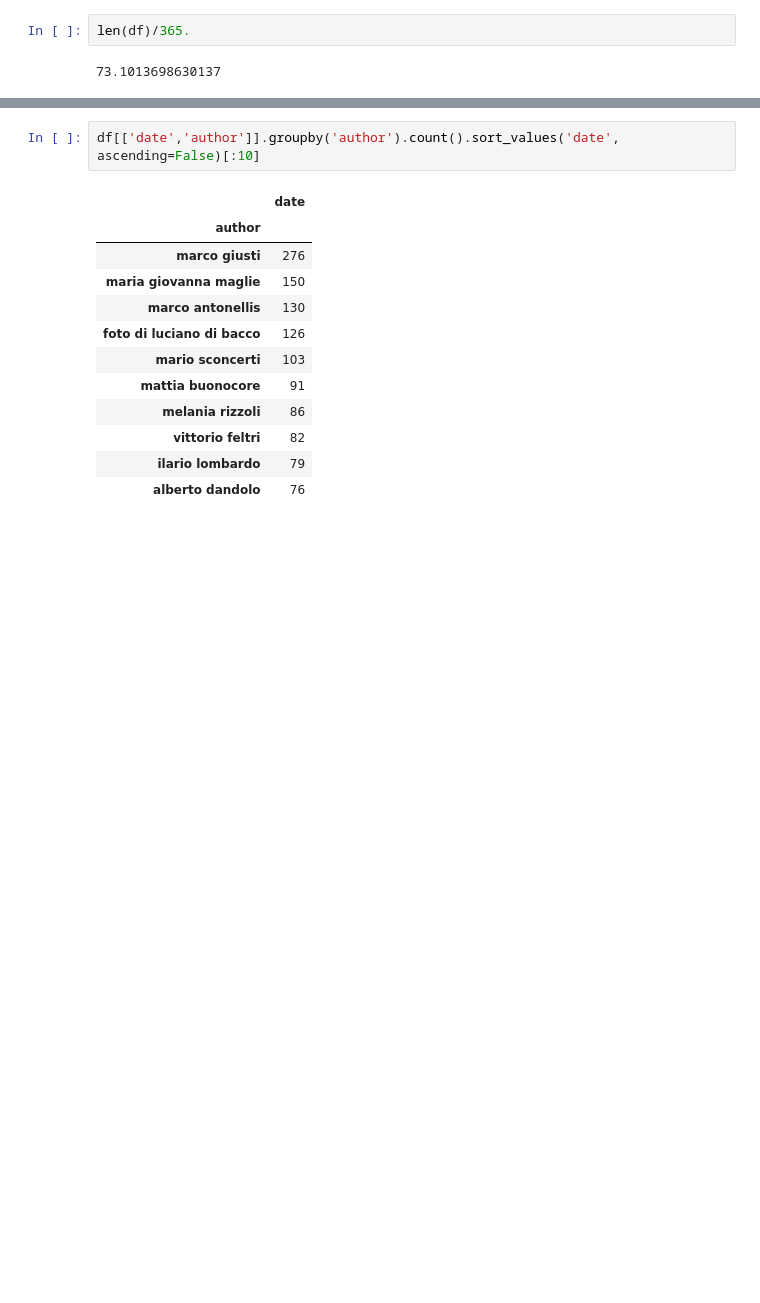
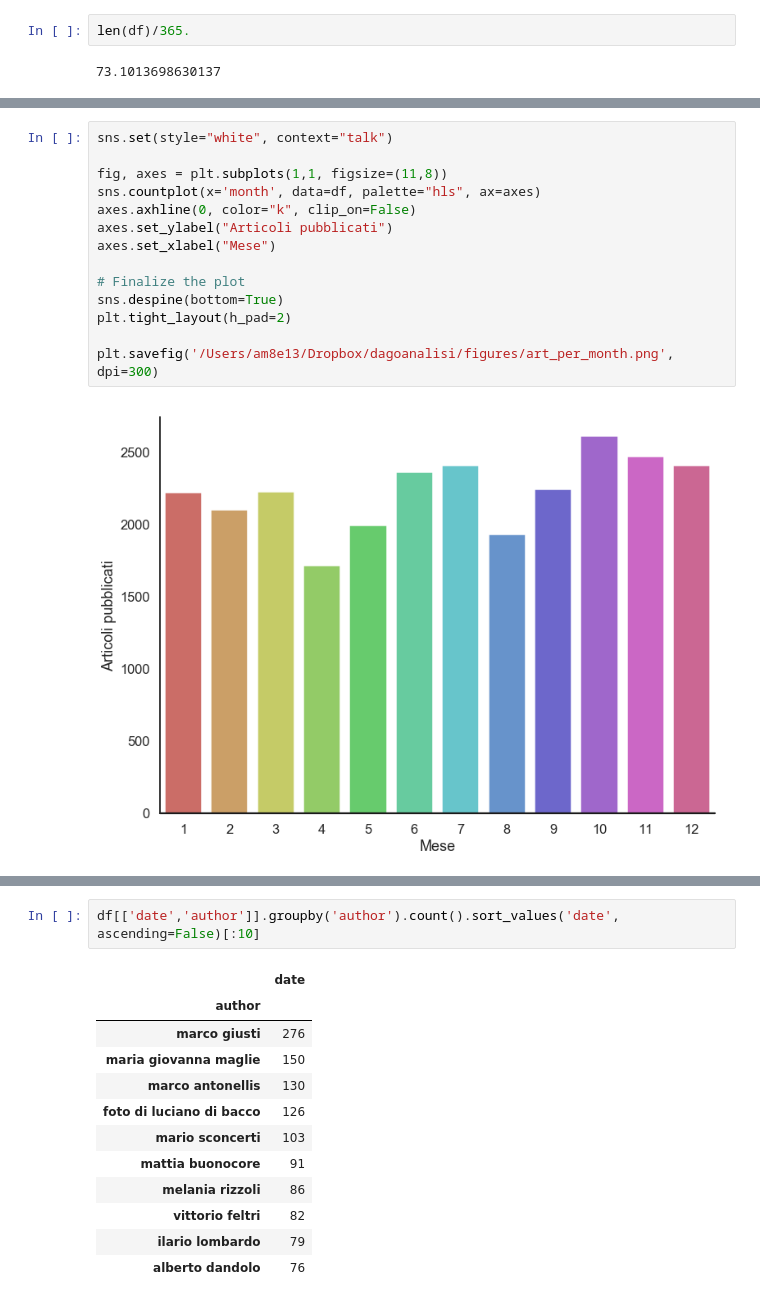
Before and after one commit to AlessandroMozzato/dagoanalisi, a Jupyter notebook: sentiment.ipynb, the cells around one changed output, grey strips where cells are left out. Cells and saved outputs as stored; diff of their text form; blank space fills up the shorter version.

Commit message:
added figures saves

```diff
--- a/sentiment.ipynb
+++ b/sentiment.ipynb
@@ -161,0 +175,16 @@ set(df[['date','journal_fixed']].groupby('journal_fixed').count().sort_values('d
+# %%
+sns.set(style="white", context="talk")
+
+fig, axes = plt.subplots(1,1, figsize=(11,8))
+sns.countplot(x='month', data=df, palette="hls", ax=axes)
+axes.axhline(0, color="k", clip_on=False)
+axes.set_ylabel("Articoli pubblicati")
+axes.set_xlabel("Mese")
+
+# Finalize the plot
+sns.despine(bottom=True)
+plt.tight_layout(h_pad=2)
+
+plt.savefig('/Users/am8e13/Dropbox/dagoanalisi/figures/art_per_month.png', dpi=300)
+# %% [output]
+[figure, added]
```
Also changed, not shown: parts of 15 cells of this notebook, 8 other files.
